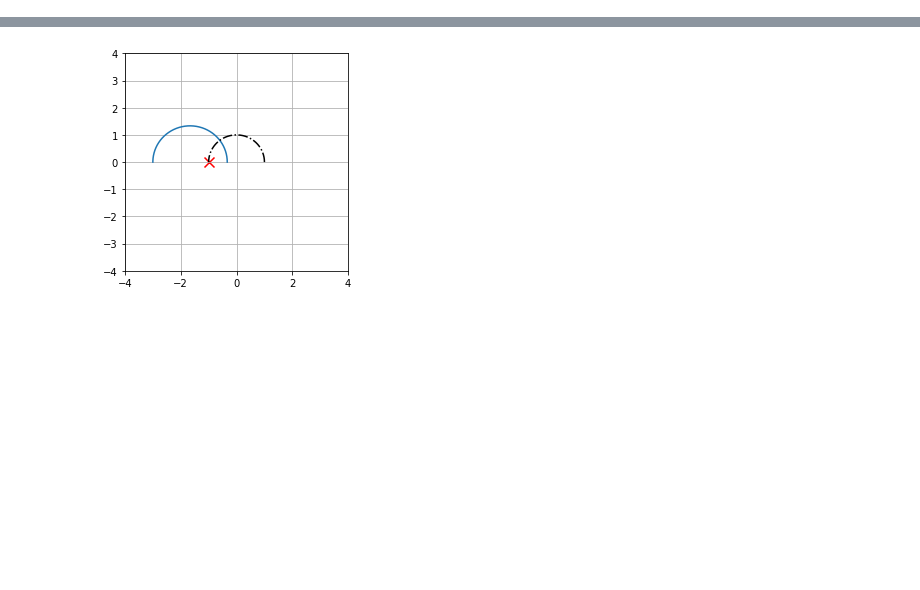
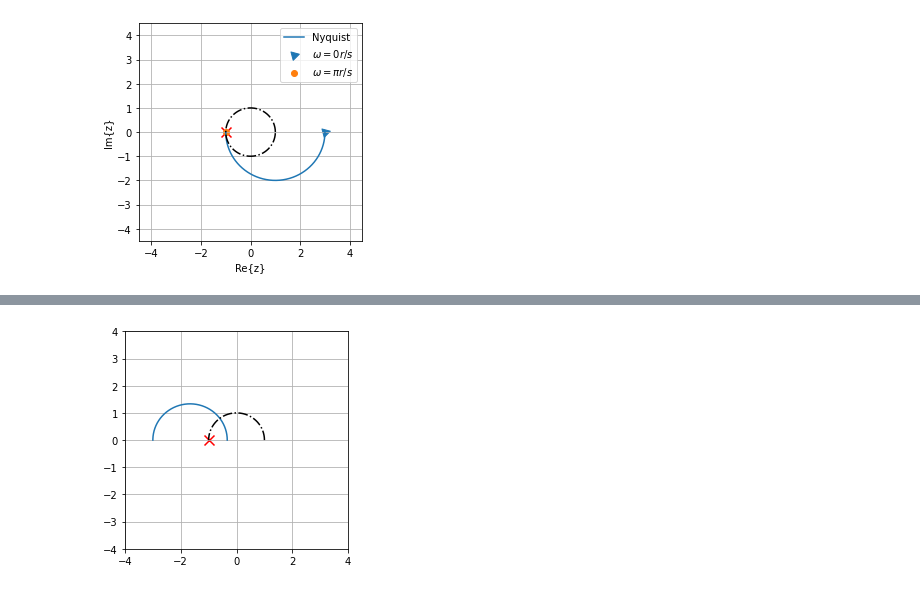
Before and after one commit to LautaroAndresSaez/Trabajos-practicos-controlados, a Jupyter notebook: TP-2/Simulaciones/Untitled1.ipynb, the cells around one changed output, grey strips where cells are left out. Saved outputs shown, nothing was run; the diff lists cells and outputs as text; code cells hidden in the pictures; blank space fills up the shorter version.

```diff
--- a/TP-2/Simulaciones/Untitled1.ipynb
+++ b/TP-2/Simulaciones/Untitled1.ipynb
@@ -39,0 +50,8 @@ plt.ylim( [0, 5] )
+# %%
+K = 3/2
+fig = plt.figure()
+ax = fig.gca()
+nyquist_plot(H, ax)
+plt.savefig( save_path('7-1') )
+# %% [output]
+[figure, added]
```
Also changed, not shown: parts of 29 cells of this notebook, 21 other files.
